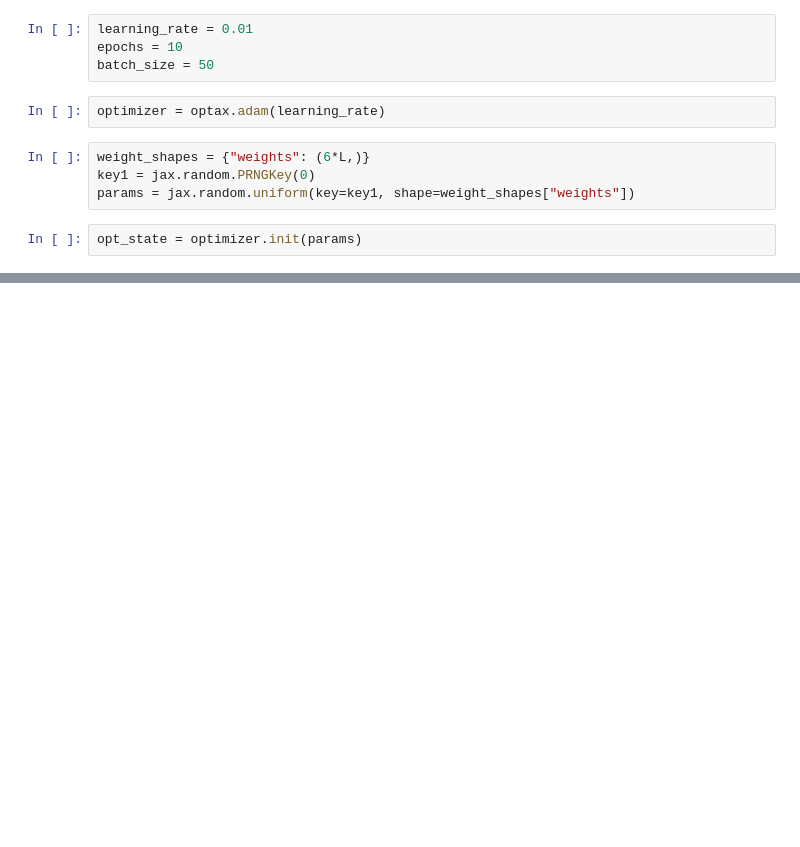
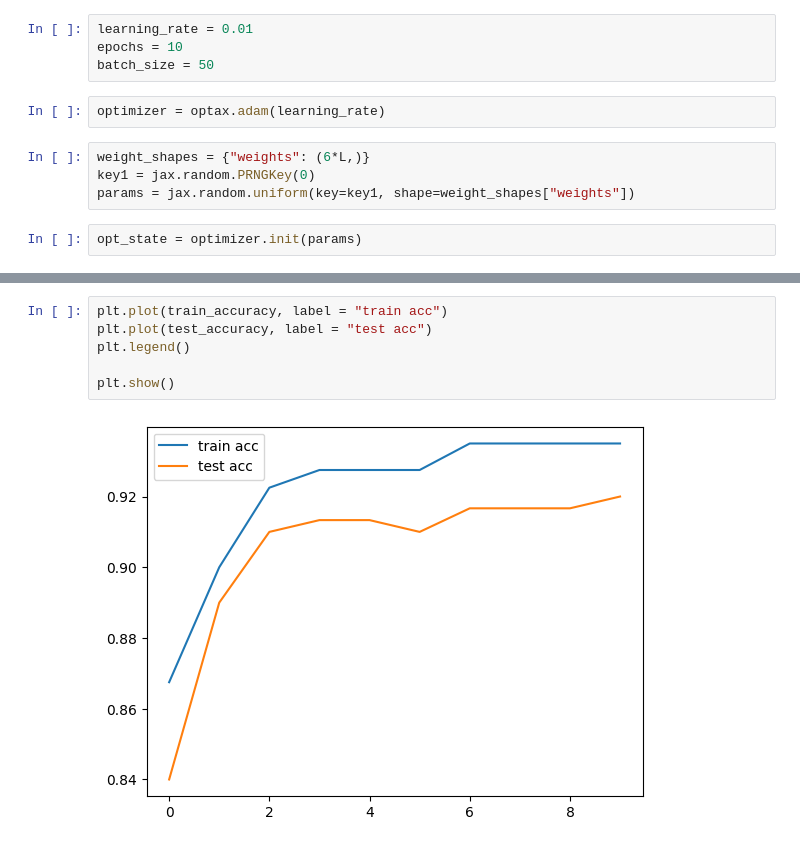
Before and after one commit to LazaroR-u/EQNN_for_HEP, a Jupyter notebook: REFLECTION_EQNN.ipynb, the cells around one changed output, grey strips where cells are left out. Saved outputs shown, nothing was run; the diff lists cells and outputs as text; blank space fills up the shorter version.

```diff
--- a/REFLECTION_EQNN.ipynb
+++ b/REFLECTION_EQNN.ipynb
@@ -368,0 +404,8 @@ plt.show()
+# %%
+plt.plot(train_accuracy, label = "train acc")
+plt.plot(test_accuracy, label = "test acc")
+plt.legend()
+
+plt.show()
+# %% [output]
+[figure, added]
```
Also changed, not shown: parts of 5 cells of this notebook.
